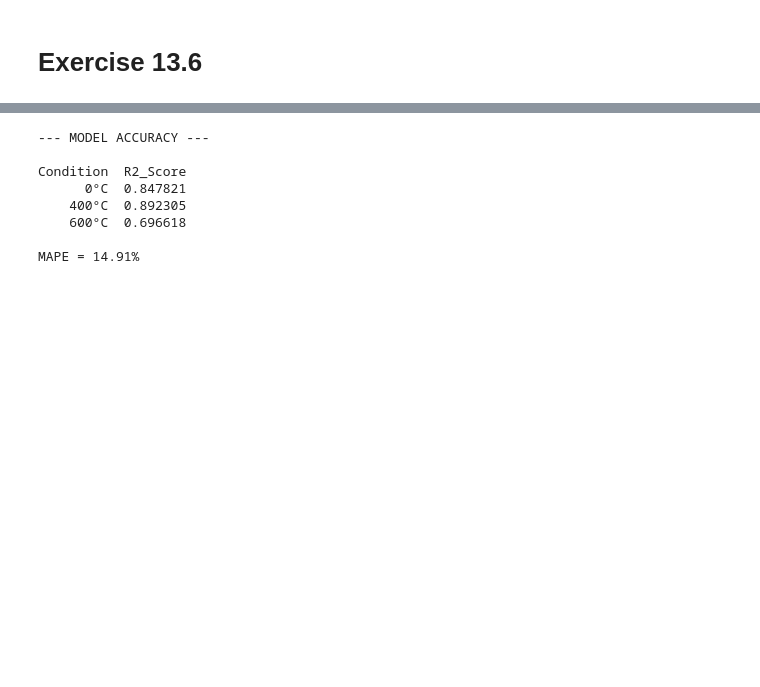
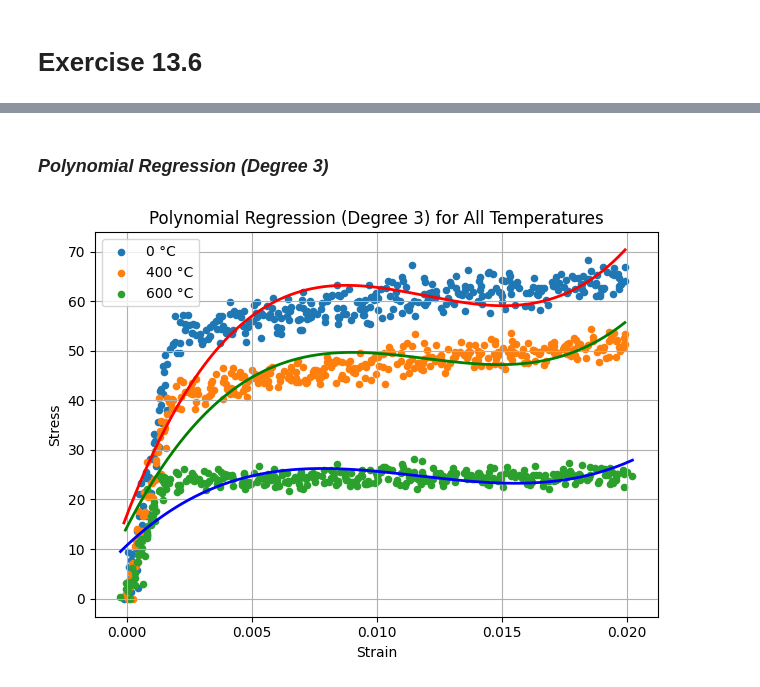
Before and after one commit to mta-phy/5820x, a Jupyter notebook: HWs/MSE5820X_HW_4_Ahmed.ipynb, the cells around one changed output, grey strips where cells are left out. Cells and saved outputs as stored; diff of their text form; code cells hidden in the pictures; blank space fills up the shorter version.

```diff
--- a/HWs/MSE5820X_HW_4_Ahmed.ipynb
+++ b/HWs/MSE5820X_HW_4_Ahmed.ipynb
@@ -234,31 +166,32 @@ print(pred_stress_table.head(5).to_string(index=False))
+# %% [markdown]
+### *Polynomial Regression (Degree 3)*
 # %%
-import numpy as np
+temp=[0,400,600]; color=["r","g","b"]
+for i in [0,1,2]:
+    idx=np.argsort(strain.values[:, i])
+    x=(strain.values[:, i][idx]).reshape(-1, 1)
+    y=(stress.values[:, i][idx])
+    poly = PolynomialFeatures(degree=3, include_bias=False)
+    X_poly = poly.fit_transform(x)
+    model = LinearRegression()
+    model.fit(X_poly, y)
 
-# 1. Initialize list for results
-percentage_errors = []
+    # Smooth grid for plotting
+    x_grid = np.linspace(x.min(), x.max(), 500).reshape(-1, 1)
+    X_grid_poly = poly.transform(x_grid)
+    y_pred = model.predict(X_grid_poly)
 
-for col in valid_cols:
-    # (Assuming y_test and y_pred are available from your previous loop)
+    # Plot data + fit
+    plt.scatter(x, y, s=20, label=f"{temp[i]} °C")
+    plt.plot(x_grid, y_pred, linewidth=2, c=color[i])
 
-    # 2. Calculate the absolute percentage error for every point
-    # We use np.abs and division to get the relative difference
-    relative_error = np.abs((y_test - y_pred) / y_test)
 
-    # 3. Take the mean and multiply by 100
-    mape = np.mean(relative_error) * 100
-
-    percentage_errors.append({'Condition': col, 'Error_Percent': mape})
-
-print("\n--- MODEL ACCURACY ---\n")
-accuracy_df = pd.DataFrame(accuracy_metrics)
-print(accuracy_df.to_string(index=False))
-print(f"\nMAPE = {mape:.2f}%")
+plt.xlabel("Strain")
+plt.ylabel("Stress")
+plt.title("Polynomial Regression (Degree 3) for All Temperatures")
+plt.grid(True)
+plt.legend()
+plt.tight_layout()
+plt.show()
 # %% [output]
---- MODEL ACCURACY ---
-
-Condition  R2_Score
-      0°C  0.847821
-    400°C  0.892305
-    600°C  0.696618
-
-MAPE = 14.91%
+[figure, added]
```
Also changed, not shown: parts of 8 cells of this notebook, 4 other files.
